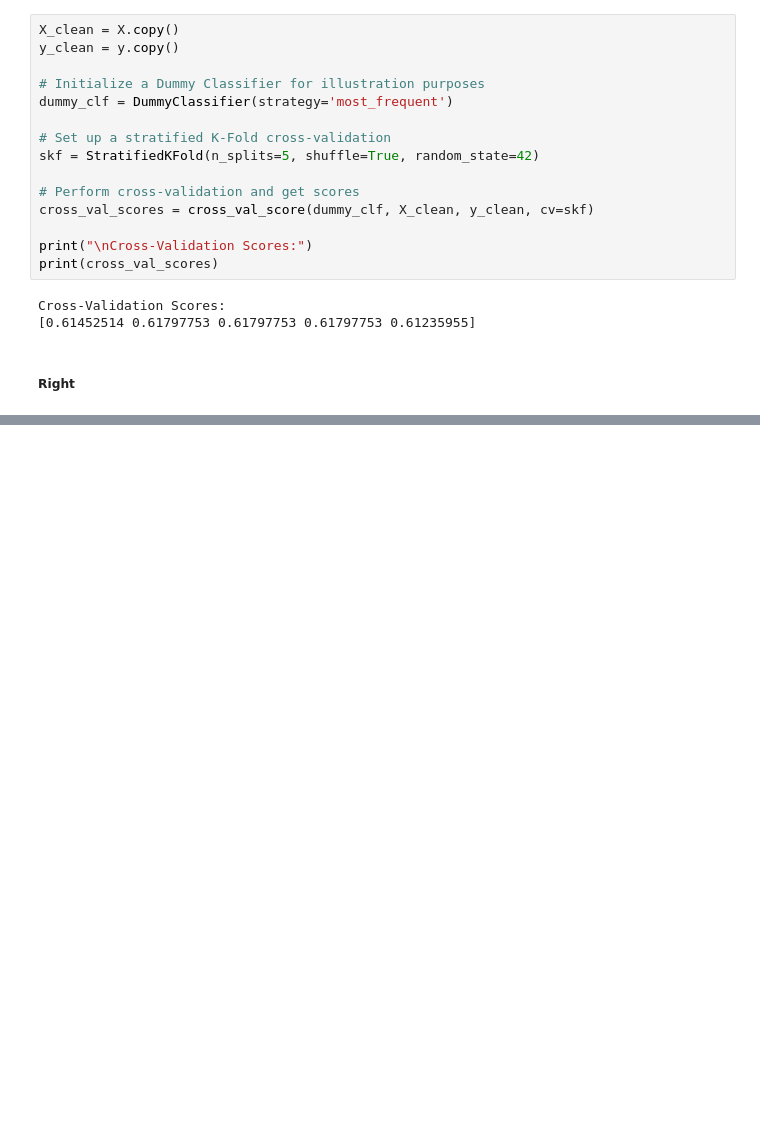
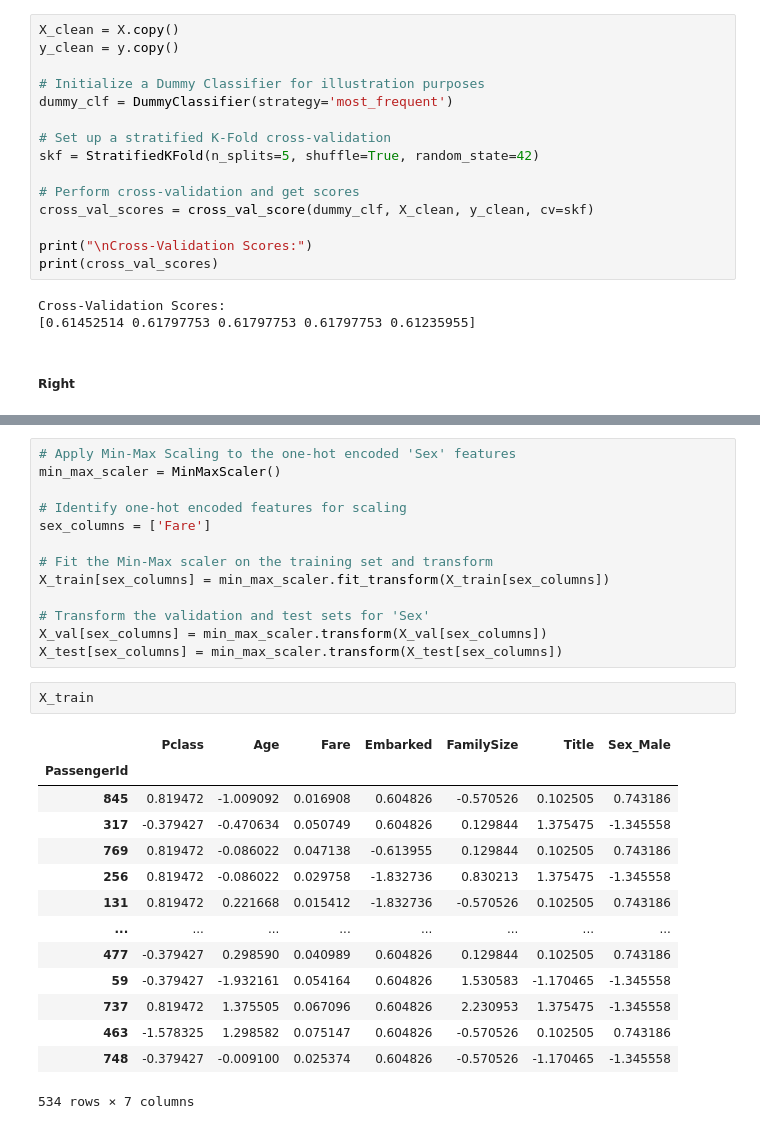
Before and after one commit to shamaseen/machine-learning-with-qafzah, a Jupyter notebook: notebooks/Part 3: End-to-End Machine Learning Project Workflow.ipynb, the cells around one changed output, grey strips where cells are left out. Saved outputs shown, nothing was run; the diff lists cells and outputs as text; blank space fills up the shorter version.

```diff
--- a/notebooks/Part 3: End-to-End Machine Learning Project Workflow.ipynb
+++ b/notebooks/Part 3: End-to-End Machine Learning Project Workflow.ipynb
@@ -472,0 +728,30 @@ Cross-Validation Scores:
+# %%
+# Apply Min-Max Scaling to the one-hot encoded 'Sex' features
+min_max_scaler = MinMaxScaler()
+
+# Identify one-hot encoded features for scaling
+sex_columns = ['Fare']
+
+# Fit the Min-Max scaler on the training set and transform
+X_train[sex_columns] = min_max_scaler.fit_transform(X_train[sex_columns])
+
+# Transform the validation and test sets for 'Sex'
+X_val[sex_columns] = min_max_scaler.transform(X_val[sex_columns])
+X_test[sex_columns] = min_max_scaler.transform(X_test[sex_columns])
+# %%
+X_train
+# %% [output]
+|  | Pclass | Age | Fare | Embarked | FamilySize | Title | Sex_Male |
+| PassengerId |  |  |  |  |  |  |  |
+| 845 | 0.819472 | -1.009092 | 0.016908 | 0.604826 | -0.570526 | 0.102505 | 0.743186 |
+| 317 | -0.379427 | -0.470634 | 0.050749 | 0.604826 | 0.129844 | 1.375475 | -1.345558 |
+| 769 | 0.819472 | -0.086022 | 0.047138 | -0.613955 | 0.129844 | 0.102505 | 0.743186 |
+| 256 | 0.819472 | -0.086022 | 0.029758 | -1.832736 | 0.830213 | 1.375475 | -1.345558 |
+| 131 | 0.819472 | 0.221668 | 0.015412 | -1.832736 | -0.570526 | 0.102505 | 0.743186 |
+| ... | ... | ... | ... | ... | ... | ... | ... |
+| 477 | -0.379427 | 0.298590 | 0.040989 | 0.604826 | 0.129844 | 0.102505 | 0.743186 |
+| 59 | -0.379427 | -1.932161 | 0.054164 | 0.604826 | 1.530583 | -1.170465 | -1.345558 |
+| 737 | 0.819472 | 1.375505 | 0.067096 | 0.604826 | 2.230953 | 1.375475 | -1.345558 |
+| 463 | -1.578325 | 1.298582 | 0.075147 | 0.604826 | -0.570526 | 0.102505 | 0.743186 |
+| 748 | -0.379427 | -0.009100 | 0.025374 | 0.604826 | -0.570526 | -1.170465 | -1.345558 |
+534 rows × 7 columns
```
Also changed, not shown: parts of 26 cells of this notebook, 1 other file.
